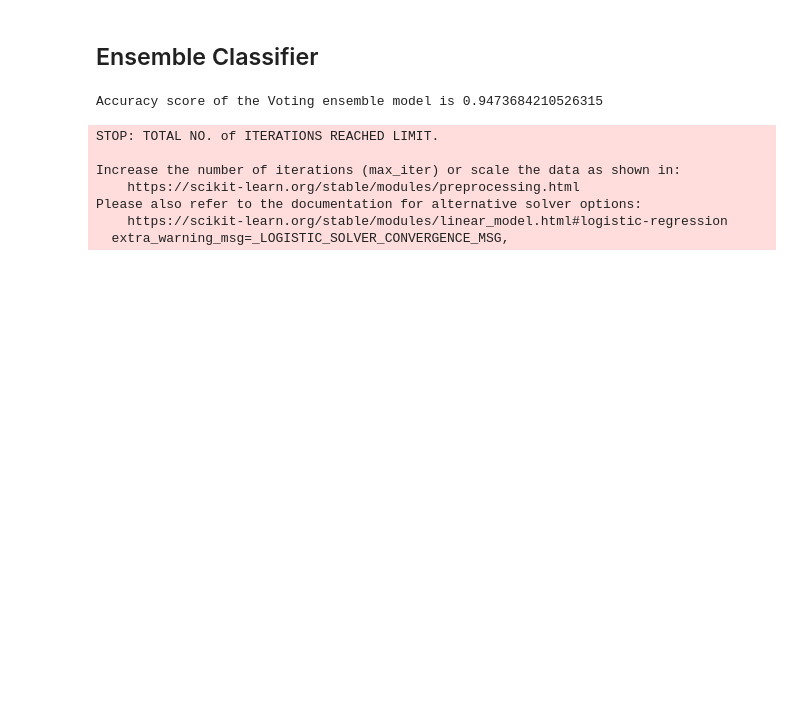
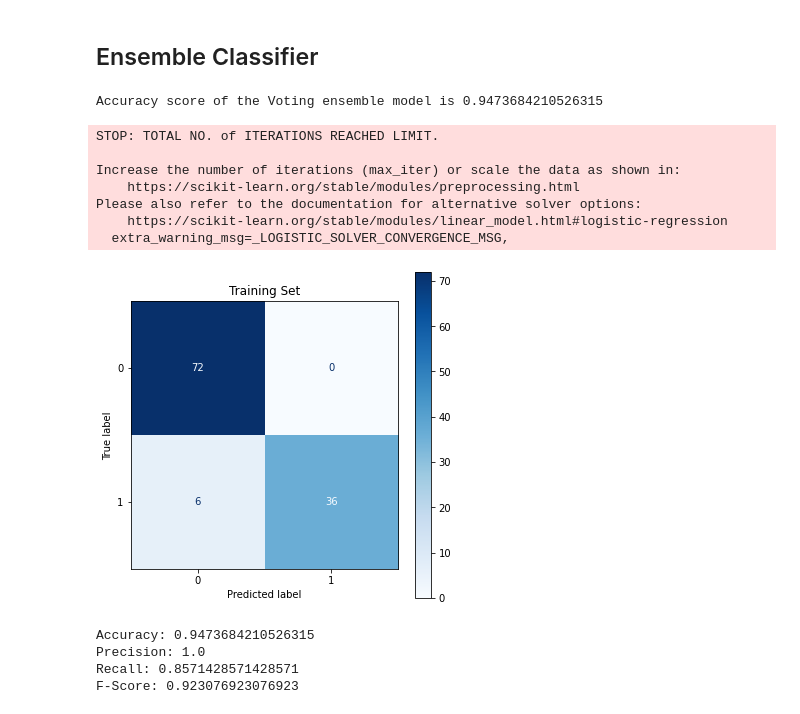
Before and after one commit to srigouri/Data-Science-Dissertation, a Jupyter notebook: BreastCancer_Classification.ipynb, the cells around one changed output. Saved outputs shown, nothing was run; the diff lists cells and outputs as text; code cells hidden in the pictures; blank space fills up the shorter version.

```diff
--- a/BreastCancer_Classification.ipynb
+++ b/BreastCancer_Classification.ipynb
@@ -293,6 +293,20 @@ Increase the number of iterations (max_iter) or scale the data as shown in:
 Please also refer to the documentation for alternative solver options:
     https://scikit-learn.org/stable/modules/linear_model.html#logistic-regression
   extra_warning_msg=_LOGISTIC_SOLVER_CONVERGENCE_MSG,
+# %%
+conf_mat_emc = ConfusionMatrixDisplay(confusion_matrix(Y_test, ensem_Clf_pred))
+fig, ax = plt.subplots(figsize=(6, 6))
+ax.set_title('Training Set')
+conf_mat_emc.plot(cmap=plt.cm.Blues, ax=ax);
+# %% [output]
+[figure, added]
+# %%
+print(f'Accuracy: {accuracy_score(Y_test, ensem_Clf_pred)}\nPrecision: {precision_score(Y_test, ensem_Clf_pred)}\nRecall: {recall_score(Y_test, ensem_Clf_pred)}\nF-Score: {f1_score(Y_test,ensem_Clf_pred)}')
+# %% [output]
+Accuracy: 0.9473684210526315
+Precision: 1.0
+Recall: 0.8571428571428571
+F-Score: 0.923076923076923
 # %%
 models = [
     ("Logistic Regression", LogisticRegression()),
```
Also changed, not shown: parts of 4 cells of this notebook.
